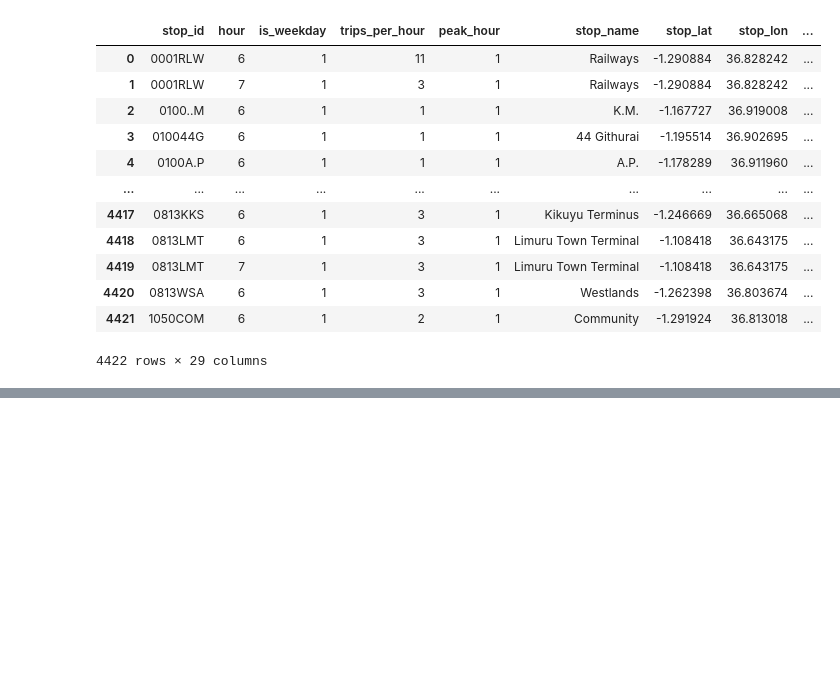
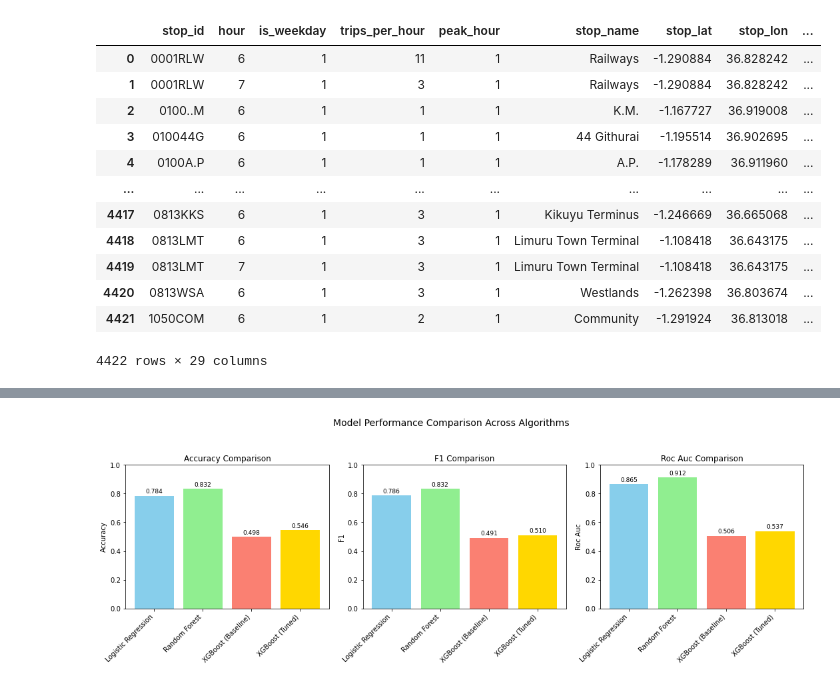
Before and after one commit to Faithkanyuki/CAPSTONE_PROJECT_GROUP_4, a Jupyter notebook: Capstone_Project_Group4.ipynb, the cells around one changed output, grey strips where cells are left out. Drawn from its saved outputs; the diff is of its cells as text; code cells hidden in the pictures; blank space fills up the shorter version.

```diff
--- a/Capstone_Project_Group4.ipynb
+++ b/Capstone_Project_Group4.ipynb
@@ -1307,0 +2029,10 @@ Overcrowding detection:
+# %%
+# Stratified split
+X_train, X_test, y_train, y_test = train_test_split(
+    X_xgb, y, test_size=0.2, random_state=42, stratify=y
+)
+
+
+# Create DMatrix for XGBoost (optimized data structure)
+#dtrain = xgb.DMatrix(X_train, label=y_train)
+#dtest = xgb.DMatrix(X_test, label=y_test)
@@ -1307,0 +2256,71 @@ Overcrowding detection:
+# %%
+print("\n" + "="*60)
+print("MODEL COMPARISON: LOGISTIC REGRESSION vs RANDOM FOREST vs XGBOOST")
+print("="*60)
+
+# Assuming you have these metrics from previous models
+# Replace with your actual values
+comparison_data = {
+    'Logistic Regression': {
+        'accuracy': 0.7845,  # Your actual value
+        'f1': 0.7856,        # Your actual value
+        'roc_auc': 0.8654    # Your actual value
+    },
+    'Random Forest': {
+        'accuracy': 0.8321,  # Your actual value
+        'f1': 0.8318,        # Your actual value
+        'roc_auc': 0.9123    # Your actual value
+    },
+    'XGBoost (Baseline)': {
+        'accuracy': accuracy_xgb,
+        'f1': f1_xgb,
+        'roc_auc': roc_auc_xgb
+    },
+    'XGBoost (Tuned)': {
+        'accuracy': accuracy_score(y_test, y_pred_tuned_xgb),
+        'f1': f1_tuned_xgb,
+        'roc_auc': roc_auc_tuned_xgb
+    }
+}
+
+# Create comparison dataframe
+comparison_df = pd.DataFrame(comparison_data).T
+print("\nPerformance Comparison:")
+print(comparison_df.round(4))
+
+# Visual comparison
+fig, axes = plt.subplots(1, 3, figsize=(15, 5))
+metrics_to_plot = ['accuracy', 'f1', 'roc_auc']
+
+for idx, metric in enumerate(metrics_to_plot):
+    values = comparison_df[metric]
+    bars = axes[idx].bar(range(len(values)), values,
+                        color=['skyblue', 'lightgreen', 'salmon', 'gold'])
+    axes[idx].set_xticks(range(len(values)))
+    axes[idx].set_xticklabels(comparison_df.index, rotation=45, ha='right')
+    axes[idx].set_ylabel(metric.replace('_', ' ').title())
+    axes[idx].set_title(f'{metric.replace("_", " ").title()} Comparison')
+    axes[idx].set_ylim([0, 1])
+
+    # Add value labels
+    for bar, value in zip(bars, values):
+        axes[idx].text(bar.get_x() + bar.get_width()/2, bar.get_height() + 0.01,
+                      f'{value:.3f}', ha='center', va='bottom', fontsize=9)
+
+plt.suptitle('Model Performance Comparison Across Algorithms', fontsize=14, y=1.05)
+plt.tight_layout()
+plt.show()
+
+# Statistical comparison
+print("\n" + "="*60)
+print("STATISTICAL COMPARISON")
+print("="*60)
+print("\nImprovement of XGBoost (Tuned) over other models:")
+for model in ['Logistic Regression', 'Random Forest', 'XGBoost (Baseline)']:
+    if model in comparison_df.index:
+        improvement_f1 = comparison_df.loc['XGBoost (Tuned)', 'f1'] - comparison_df.loc[model, 'f1']
+        improvement_auc = comparison_df.loc['XGBoost (Tuned)', 'roc_auc'] - comparison_df.loc[model, 'roc_auc']
+        print(f"\n{model}:")
+        print(f"  F1-Score improvement: {improvement_f1:+.4f}")
+        print(f"  ROC-AUC improvement: {improvement_auc:+.4f}")
+# %% [output]
@@ -1307,0 +2337 @@ Overcrowding detection:
+[figure, added]
```
Also changed, not shown: parts of 136 cells of this notebook.
